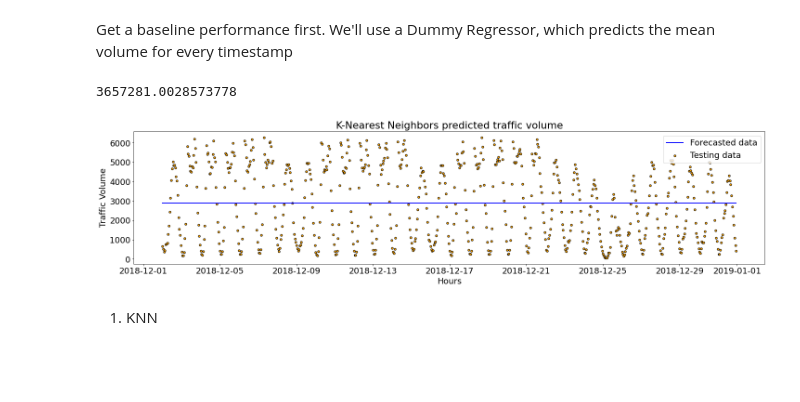
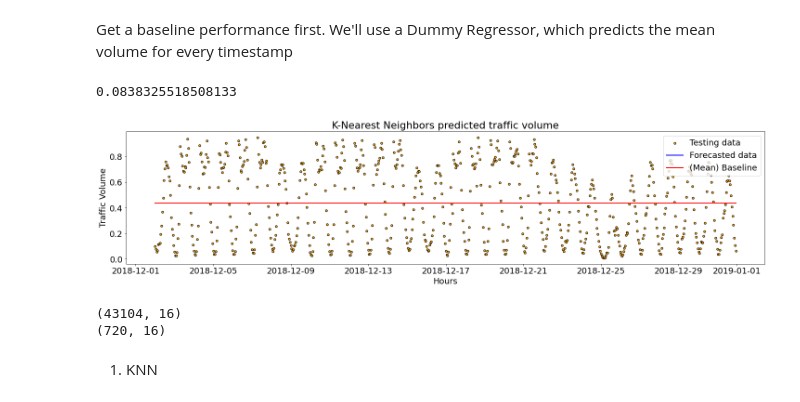
Before and after one commit to tmulligan98/Machine-Learning-Main-Project, a Jupyter notebook: scripts/notebook.ipynb, the cells around one changed output. Saved outputs shown, nothing was run; the diff lists cells and outputs as text; code cells hidden in the pictures; blank space fills up the shorter version.

```diff
--- a/scripts/notebook.ipynb
+++ b/scripts/notebook.ipynb
@@ -47,0 +43,23 @@ Base MSE for southBound traffic is: 571.777911853327
+# %%
+# Normalise
+from sklearn.preprocessing import MinMaxScaler
+import pandas as pd
+# Normalise
+north_volumes = df_north["northBound"]
+south_volumes = df_south["southBound"]
+
+# Shape series
+north_volumes = north_volumes.values.reshape(len(north_volumes), 1)
+south_volumes = south_volumes.values.reshape(len(south_volumes), 1)
+
+# train and run min-max scaler
+scaler_north = MinMaxScaler(feature_range=(0,1)).fit(north_volumes)
+scaler_south = MinMaxScaler(feature_range=(0,1)).fit(south_volumes)
+
+# Normalise
+normalised_north = scaler_north.transform(north_volumes)
+normalised_south = scaler_south.transform(south_volumes)
+
+# Set columns
+df_north["northBound"] = normalised_north.flatten().tolist()
+df_south["southBound"] = normalised_south.flatten().tolist()
@@ -73,15 +98,8 @@ Base MSE for southBound traffic is: 557.6665390866111
 # %% [markdown]
 Let's try some more date-related features
 # %%
-# Get our dataframes back to original features by running cell towards top
-df_north = df.drop(columns=["southBound"])
-df_south = df.drop(columns=["northBound"])
-
 import pandas as pd
 ireland_holidays = {(1,1), (17,3), (5,4), (3,5), (7,6), (2,8), (25,10), (25,12), (26,12)}
-# Get our dataframes back to original features
-df_north = df.drop(columns=["southBound"])
-df_south = df.drop(columns=["northBound"])
 
 # Define a function to use in our mapping
 def f(x):
@@ -212,10 +213,10 @@ Base MSE for northBound traffic is: 238.7189885948947
 # %% [markdown]
 Set lags, and a difference
 # %%
-df_north = df.drop(columns=["southBound"])
-df_south = df.drop(columns=["northBound"])
+# df_north = df.drop(columns=["southBound"])
+# df_south = df.drop(columns=["northBound"])
 
-df_north = df.drop(columns=["southBound"])
+# df_north = df.drop(columns=["southBound"])
 df_north["volume_lag_1"] = df_north["northBound"].shift(1, fill_value=0)
 df_north["volume_lag_2"] = df_north["northBound"].shift(2, fill_value=0)
 df_north["volume_lag_3"] = df_north["northBound"].shift(3, fill_value=0)
@@ -226,7 +227,7 @@ df_north["volume_lag_12"] = df_north["northBound"].shift(12, fill_value=0)
 df_north["volume_lag_1_diff"] = df_north["volume_lag_1"] - df_north["northBound"].shift(2, fill_value=0)
 performance(df_north, "northBound")
 
-df_south = df.drop(columns=["northBound"])
+# df_south = df.drop(columns=["northBound"])
 df_south["volume_lag_1"] = df_south["southBound"].shift(1, fill_value=0)
 df_south["volume_lag_2"] = df_south["southBound"].shift(2, fill_value=0)
 df_south["volume_lag_3"] = df_south["southBound"].shift(3, fill_value=0)
@@ -450,17 +411,23 @@ We'll use a Dummy Regressor, which predicts the mean volume for every timestamp
 # %%
 from sklearn.dummy import DummyRegressor
 from sklearn.metrics import mean_squared_error
 dummy_mean = DummyRegressor(strategy="mean").fit(X_north, y_north)
 ydummy_mean = dummy_mean.predict(X_north_val)
 
 print(mean_squared_error(y_north_val, ydummy_mean))
 
 from visualisation import visualise_forecast_vs_true
 x_axis = df_north.iloc[-n_forecast:].index.to_numpy()
-visualise_forecast_vs_true(x_axis, y_north_val, ydummy_mean, model_name="K-Nearest Neighbors")
+visualise_forecast_vs_true(x_axis, y_north_val, ydummy_mean, model_name="K-Nearest Neighbors", baseline_y=ydummy_mean)
 # %% [output]
-3657281.0028573778
+0.0838325518508133
-[figure, old version]
+[figure, new version]
+# %%
+print(X_north.shape)
+print(X_north_val.shape)
+# %% [output]
+(43104, 16)
+(720, 16)
 # %% [markdown]
 1. KNN
 # %%
```
Also changed, not shown: parts of 35 cells of this notebook, 6 other files.
